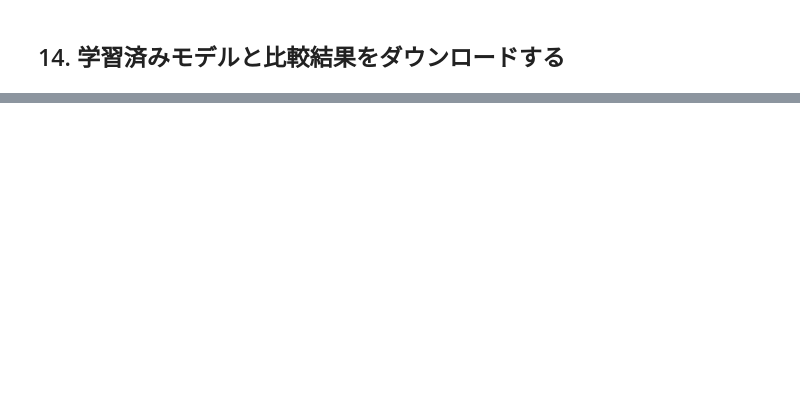
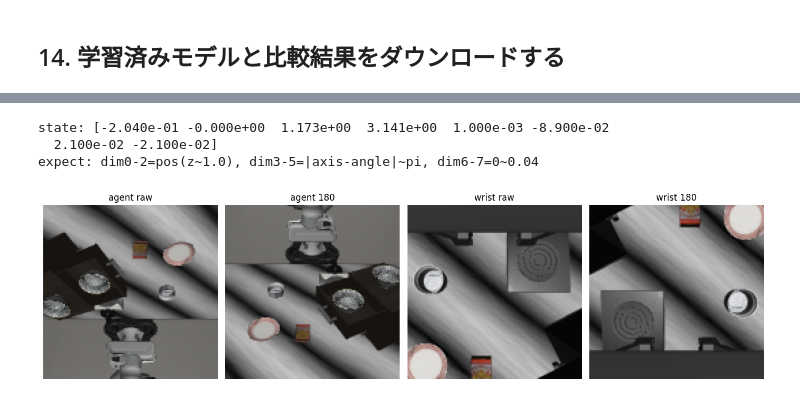
Before and after one commit to atsuro0415/PARC2026_pre, a Jupyter notebook: smolvla_libero_spatial_lora.ipynb, the cells around one changed output, grey strips where cells are left out. Cells and saved outputs as stored; diff of their text form; code cells hidden in the pictures; blank space fills up the shorter version.

```diff
--- a/smolvla_libero_spatial_lora.ipynb
+++ b/smolvla_libero_spatial_lora.ipynb
@@ -1635,0 +1779,19 @@ Saved: /content/smolvla_libero_plus_spatial_lora_merged.zip
+# %%
+## 17. 観測を学習データと見比べる
+agent = np.load("/content/debug_obs/agent.npy")
+state = np.load("/content/debug_obs/state.npy")
+print("state:", np.round(state, 3))
+print("  期待レンジ: dim0-2=位置(±0.3/z~1.0), dim3-5=axis-angle(|値|がπ近辺), dim6-7=0〜0.04")
+
+ds_dbg = run_hf_with_retry(lambda: LeRobotDataset(
+    DATASET_REPO, revision=DATASET_REVISION,
+    episodes=[EPISODE_INDICES[0]], video_backend="torchcodec",
+))
+train_front = (ds_dbg[0]["observation.images.front"].permute(1, 2, 0).numpy() * 255).astype(np.uint8)
+
+fig, axes = plt.subplots(1, 3, figsize=(12, 4))
+axes[0].imshow(agent);               axes[0].set_title("pipeline raw")
+axes[1].imshow(agent[::-1, ::-1]);   axes[1].set_title("pipeline 180°回転")
+axes[2].imshow(train_front);         axes[2].set_title("学習データ (front)")
+for ax in axes: ax.axis("off")
+plt.tight_layout(); plt.show()
@@ -1635,0 +1851,22 @@ Saved: /content/smolvla_libero_plus_spatial_lora_merged.zip
+# %%
+import numpy as np
+import matplotlib.pyplot as plt
+
+agent = np.load("/content/debug_obs/agent.npy")
+wrist = np.load("/content/debug_obs/wrist.npy")
+state = np.load("/content/debug_obs/state.npy")
+print("state:", np.round(state, 3))
+print("expect: dim0-2=pos(z~1.0), dim3-5=|axis-angle|~pi, dim6-7=0~0.04")
+
+fig, axes = plt.subplots(1, 4, figsize=(14, 4))
+axes[0].imshow(agent);              axes[0].set_title("agent raw")
+axes[1].imshow(agent[::-1, ::-1]);  axes[1].set_title("agent 180")
+axes[2].imshow(wrist);              axes[2].set_title("wrist raw")
+axes[3].imshow(wrist[::-1, ::-1]);  axes[3].set_title("wrist 180")
+for ax in axes: ax.axis("off")
+plt.tight_layout(); plt.show()
+# %% [output]
+state: [-2.040e-01 -0.000e+00  1.173e+00  3.141e+00  1.000e-03 -8.900e-02
+  2.100e-02 -2.100e-02]
+expect: dim0-2=pos(z~1.0), dim3-5=|axis-angle|~pi, dim6-7=0~0.04
+[figure, added]
```
Also changed, not shown: parts of 31 cells of this notebook.
